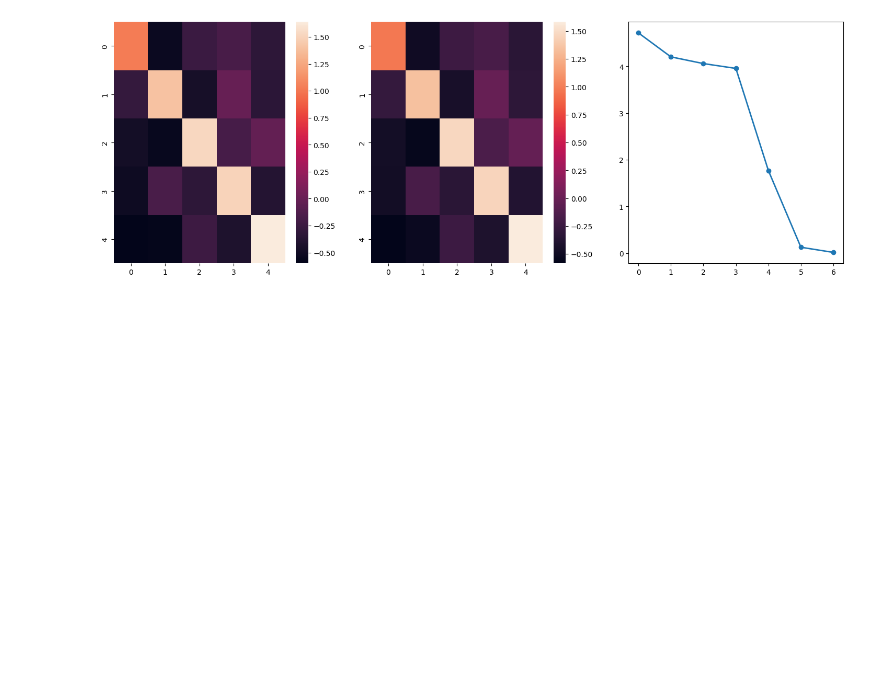
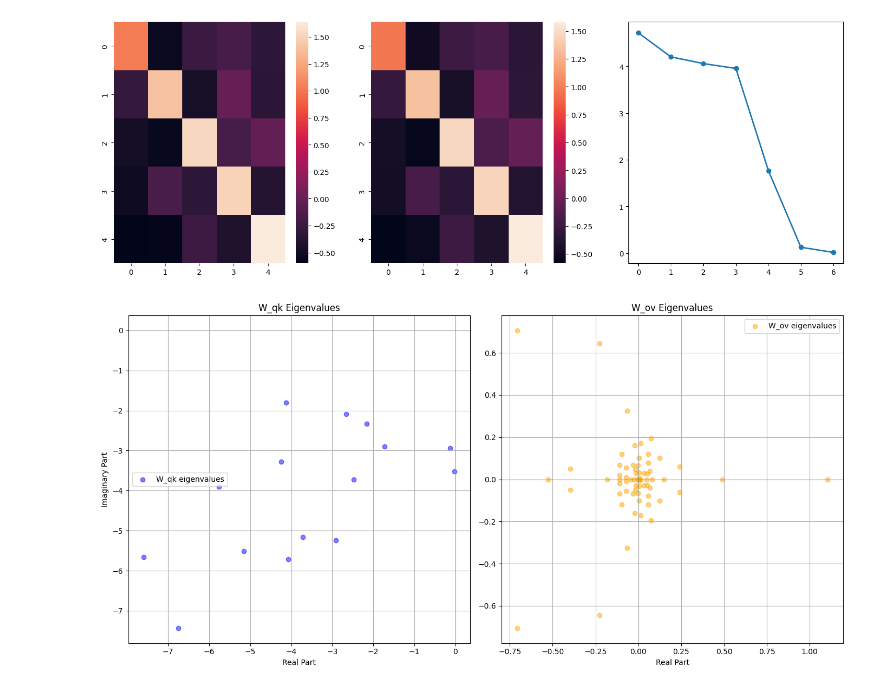
Before and after one commit to OliverXUZY/Induction-Head, a Jupyter notebook: notebook/quick_look_layer2.ipynb, the cells around one changed output. Cells and saved outputs as stored; diff of their text form; code cells hidden in the pictures; blank space fills up the shorter version.

```diff
--- a/notebook/quick_look_layer2.ipynb
+++ b/notebook/quick_look_layer2.ipynb
@@ -43,7 +43,7 @@ create_folder(f'Figs/seed_{seed}')
 - Without doing so, model cannot learn well
 # %%
 ### set up hyperparameters in ./config/config.yaml
-with open('./config/config.yaml', 'r') as file:
+with open('./config/config_layer2.yaml', 'r') as file:
     config_args = yaml.safe_load(file)
 # Create config object
 config = Config(**config_args)
@@ -303,3 +323,41 @@ axs[2].plot(s_match_denoise, '-o', label='qkov', linewidth=2)
 plt.show()
 # %% [output]
 [figure]
+# %%
+import numpy as np
+import matplotlib.pyplot as plt
+
+
+# Calculating eigenvalues for W_qk and W_ov
+eigenvalues_qk = np.linalg.eigvals(W_qk)
+eigenvalues_ov = np.linalg.eigvals(W_ov)
+
+# Plotting the eigenvalues on a complex plane
+plt.figure(figsize=(14, 7))
+
+# W_qk eigenvalues
+plt.subplot(1, 2, 1)
+plt.scatter(np.log(eigenvalues_qk.real), np.log(eigenvalues_qk.imag), color='blue', alpha=0.5, label='W_qk eigenvalues')
+plt.title('W_qk Eigenvalues')
+plt.xlabel('Real Part')
+plt.ylabel('Imaginary Part')
+plt.axhline(0, color='grey', lw=0.5)
+plt.axvline(0, color='grey', lw=0.5)
+plt.grid(True)
+plt.legend()
+
+# W_ov eigenvalues
+plt.subplot(1, 2, 2)
+plt.scatter(eigenvalues_ov.real, eigenvalues_ov.imag, color='orange', alpha=0.5, label='W_ov eigenvalues')
+plt.title('W_ov Eigenvalues')
+plt.xlabel('Real Part')
+plt.axhline(0, color='grey', lw=0.5)
+plt.axvline(0, color='grey', lw=0.5)
+plt.grid(True)
+plt.legend()
+
+# Show the plots
+plt.tight_layout()
+plt.show()
+# %% [output]
+[figure, added]
```
Also changed, not shown: parts of 5 cells of this notebook, 6 other files.
